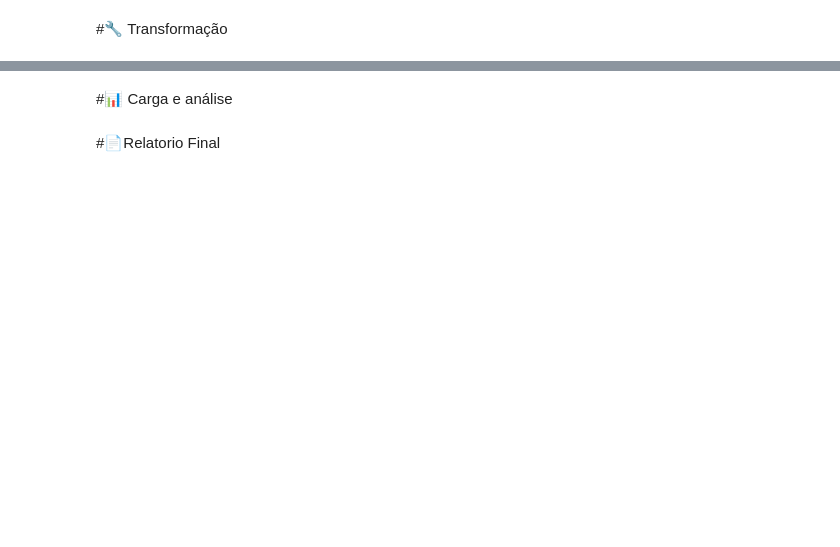
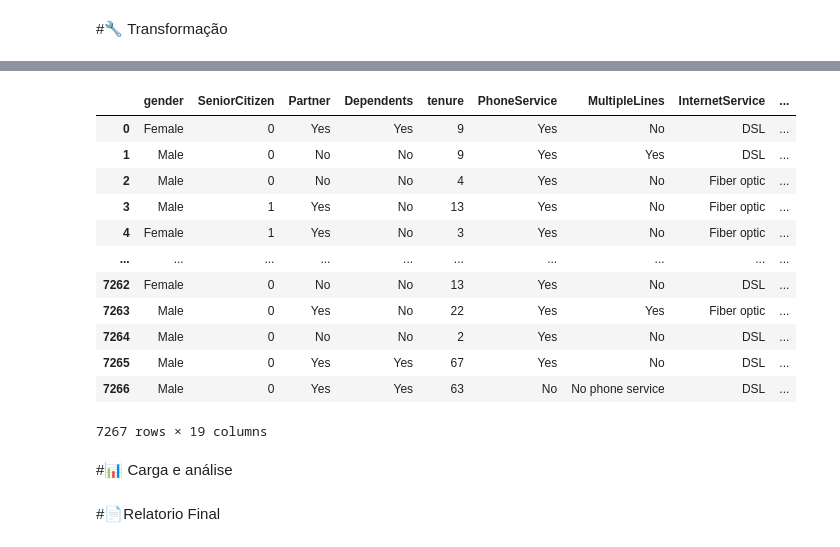
Before and after one commit to SergioCarmo-ro/desafio-Telecom-X, a Jupyter notebook: TelecomX_BR.ipynb, the cells around one changed output, grey strips where cells are left out. Saved outputs shown, nothing was run; the diff lists cells and outputs as text; code cells hidden in the pictures; blank space fills up the shorter version.

```diff
--- a/TelecomX_BR.ipynb
+++ b/TelecomX_BR.ipynb
@@ -5,2 +7,2 @@
 # %%
-('https://raw.githubusercontent.com/ingridcristh/challenge2-data-science/refs/heads/main/TelecomX_Data.json')
+url = 'https://raw.githubusercontent.com/ingridcristh/challenge2-data-science/refs/heads/main/TelecomX_Data.json'
@@ -8,0 +9,2 @@
+# %%
+dados_clientes = pd.read_json(url)
@@ -9,2 +27,4 @@
 # %% [markdown]
 #🔧 Transformação
+# %%
+df = pd.DataFrame(dados_clientes)
@@ -11,3 +40,26 @@
+# %%
+df_customer_normalized = pd.json_normalize(df['customer'])
+df_phone_normalized = pd.json_normalize(df['phone'])
+df_internet_normalized = pd.json_normalize(df['internet'])
+df_account_normalized = pd.json_normalize(df['account'])
+
+df_normalizado = pd.concat([df_customer_normalized, df_phone_normalized, df_internet_normalized, df_account_normalized], axis=1)
+# %%
+df_normalizado
+# %% [output]
+|  | gender | SeniorCitizen | Partner | Dependents | tenure | PhoneService | MultipleLines | InternetService | ... |
+| 0 | Female | 0 | Yes | Yes | 9 | Yes | No | DSL | ... |
+| 1 | Male | 0 | No | No | 9 | Yes | Yes | DSL | ... |
+| 2 | Male | 0 | No | No | 4 | Yes | No | Fiber optic | ... |
+| 3 | Male | 1 | Yes | No | 13 | Yes | No | Fiber optic | ... |
+| 4 | Female | 1 | Yes | No | 3 | Yes | No | Fiber optic | ... |
+| ... | ... | ... | ... | ... | ... | ... | ... | ... | ... |
+| 7262 | Female | 0 | No | No | 13 | Yes | No | DSL | ... |
+| 7263 | Male | 0 | Yes | No | 22 | Yes | Yes | Fiber optic | ... |
+| 7264 | Male | 0 | No | No | 2 | Yes | No | DSL | ... |
+| 7265 | Male | 0 | Yes | Yes | 67 | Yes | No | DSL | ... |
+| 7266 | Male | 0 | Yes | Yes | 63 | No | No phone service | DSL | ... |
+7267 rows × 19 columns
 # %% [markdown]
 #📊 Carga e análise
 # %% [markdown]
```
Also changed, not shown: parts of 4 cells of this notebook.
